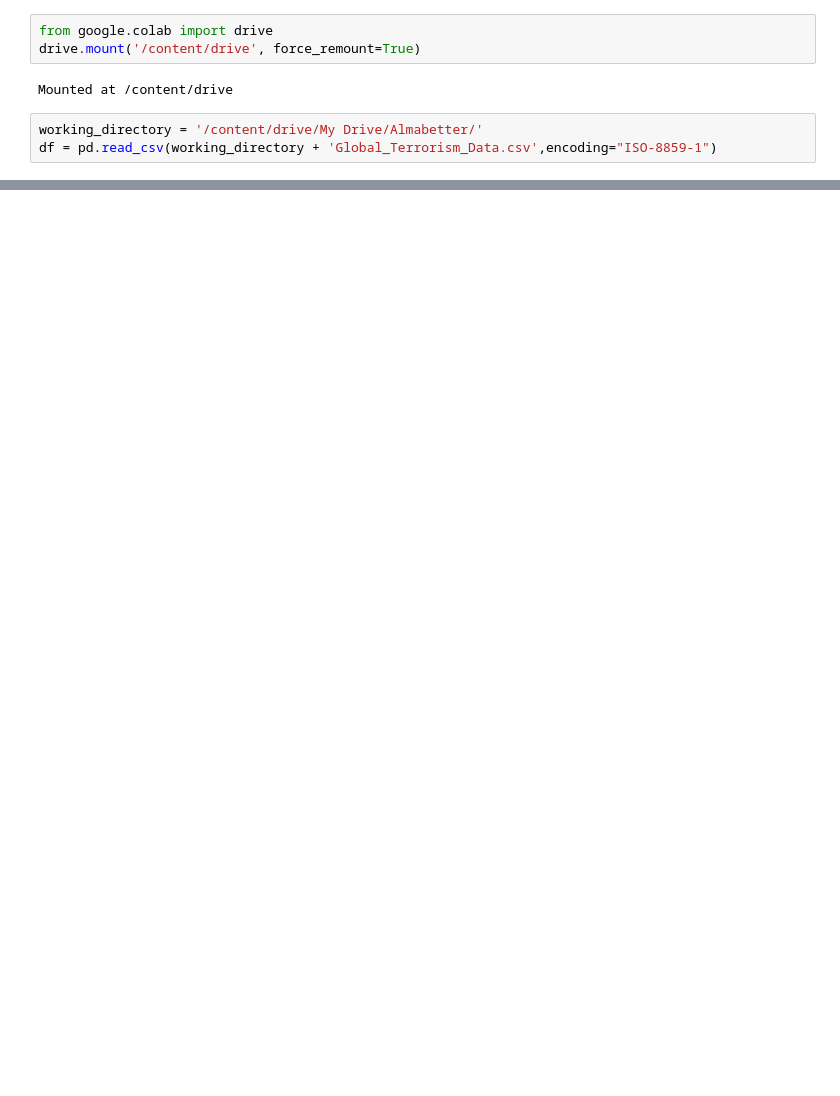
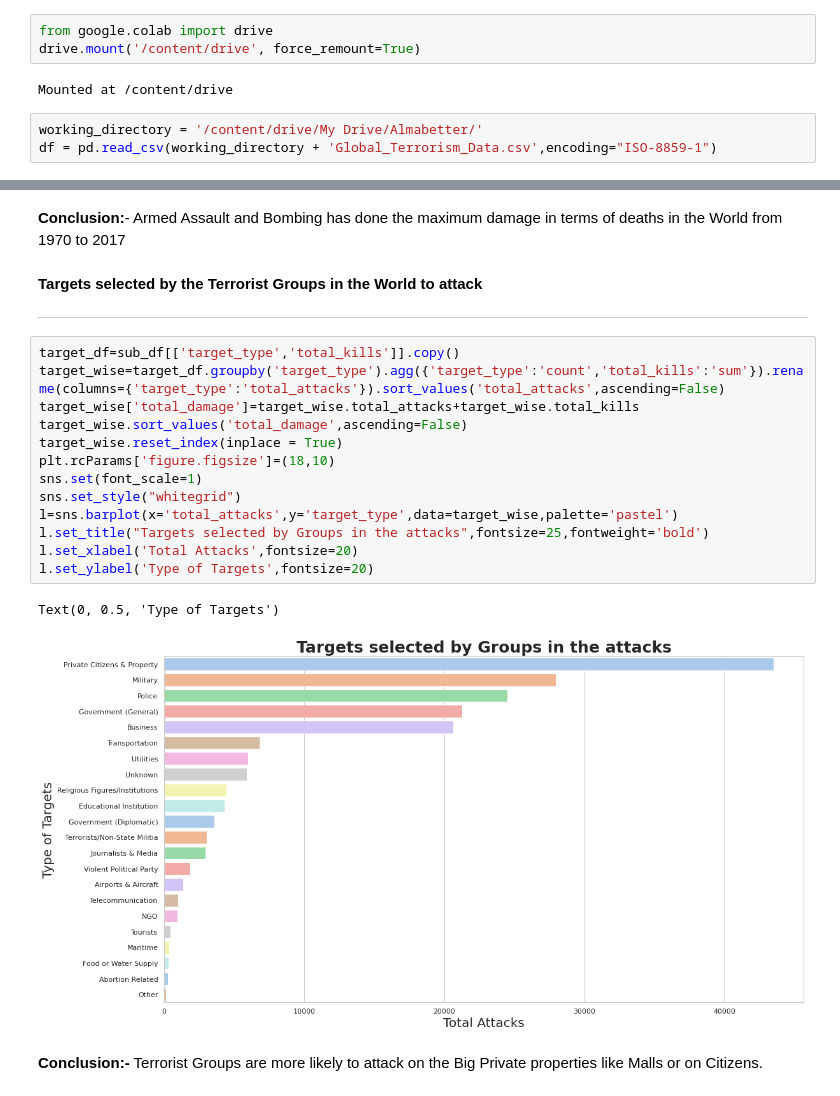
Before and after one commit to ayushjn1995/global_terrorism, a Jupyter notebook: CH_Ayush_Jain_Global_Terrorism_Analysis_Capstone_Project.ipynb, the cells around one changed output, grey strips where cells are left out. Cells and saved outputs as stored; diff of their text form; blank space fills up the shorter version.

```diff
--- a/CH_Ayush_Jain_Global_Terrorism_Analysis_Capstone_Project.ipynb
+++ b/CH_Ayush_Jain_Global_Terrorism_Analysis_Capstone_Project.ipynb
@@ -48,0 +112,24 @@ df.shape
+# %% [markdown]
+**Conclusion:**- Armed Assault and Bombing has done the maximum damage in terms of deaths in the World from 1970 to 2017
+# %% [markdown]
+**Targets selected by the Terrorist Groups in the World to attack**
+
+---
+# %%
+target_df=sub_df[['target_type','total_kills']].copy()
+target_wise=target_df.groupby('target_type').agg({'target_type':'count','total_kills':'sum'}).rename(columns={'target_type':'total_attacks'}).sort_values('total_attacks',ascending=False)
+target_wise['total_damage']=target_wise.total_attacks+target_wise.total_kills
+target_wise.sort_values('total_damage',ascending=False)
+target_wise.reset_index(inplace = True)
+plt.rcParams['figure.figsize']=(18,10)
+sns.set(font_scale=1)
+sns.set_style("whitegrid")
+l=sns.barplot(x='total_attacks',y='target_type',data=target_wise,palette='pastel')
+l.set_title("Targets selected by Groups in the attacks",fontsize=25,fontweight='bold')
+l.set_xlabel('Total Attacks',fontsize=20)
+l.set_ylabel('Type of Targets',fontsize=20)
+# %% [output]
+Text(0, 0.5, 'Type of Targets')
+[figure, added]
+# %% [markdown]
+**Conclusion:-** Terrorist Groups are more likely to attack on the Big Private properties like Malls or on Citizens.
```
Also changed, not shown: parts of 14 cells of this notebook.
